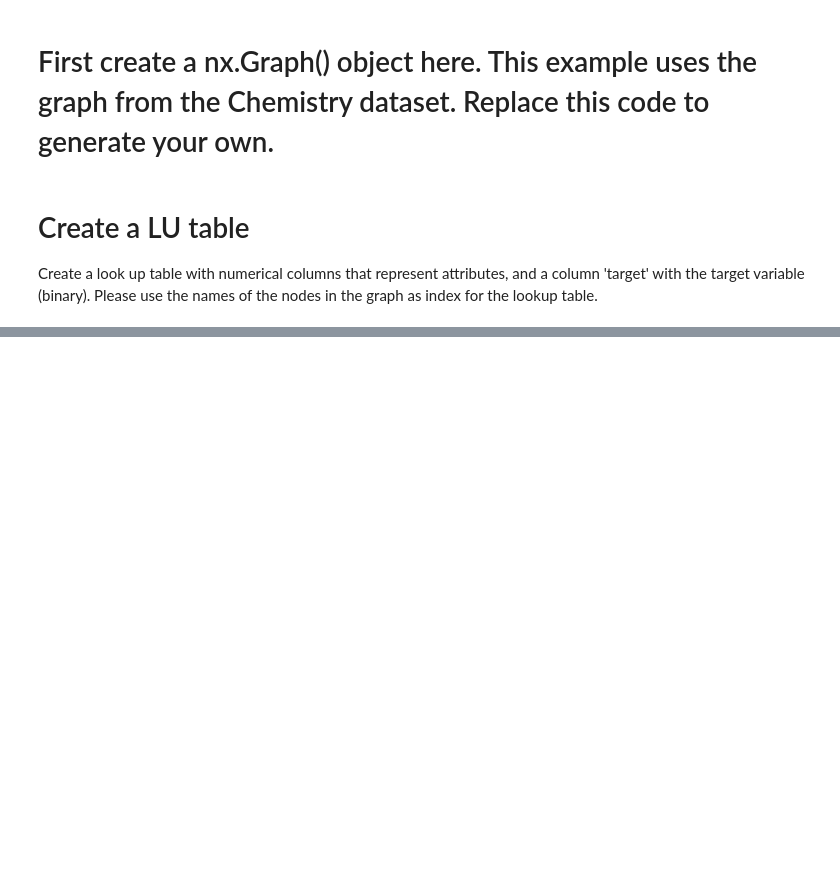
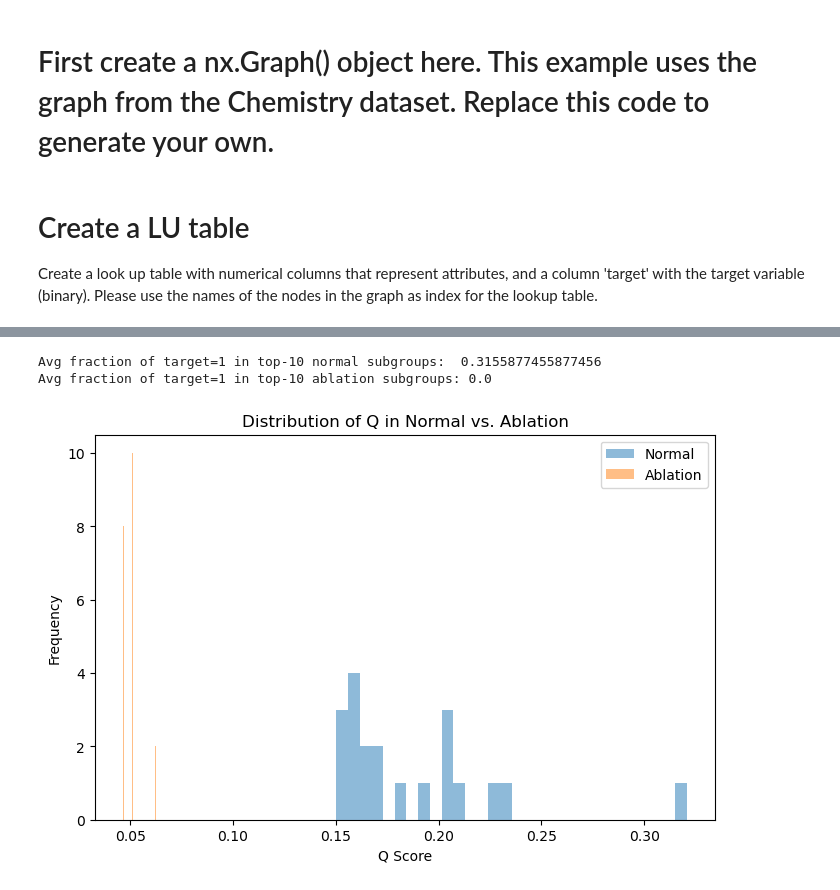
Before and after one commit to Michael-van-Vianen/TUEEMM-MTV, a Jupyter notebook: David_chemistry.ipynb, the cells around one changed output, grey strips where cells are left out. Saved outputs shown, nothing was run; the diff lists cells and outputs as text; code cells hidden in the pictures; blank space fills up the shorter version.

```diff
--- a/David_chemistry.ipynb
+++ b/David_chemistry.ipynb
@@ -163,0 +107,3 @@ plt.show()
+# %%
+result_ablation = findGroups(G, 20, lu, ablation_mode=True)
+result_ablation
@@ -163,0 +141,24 @@ plt.show()
+# %%
+from ablation_metrics import evaluate_pattern_subgroups
+
+mean_ratio_normal, dist_ratios_normal = evaluate_pattern_subgroups(result, lu, k=10)
+mean_ratio_ablation, dist_ratios_ablation = evaluate_pattern_subgroups(result_ablation, lu, k=10)
+
+print("Avg fraction of target=1 in top-10 normal subgroups: ", mean_ratio_normal)
+print("Avg fraction of target=1 in top-10 ablation subgroups:", mean_ratio_ablation)
+# %% [output]
+Avg fraction of target=1 in top-10 normal subgroups:  0.3155877455877456
+Avg fraction of target=1 in top-10 ablation subgroups: 0.0
+# %%
+import matplotlib.pyplot as plt
+
+plt.figure(figsize=(8,5))
+plt.hist(result['q'], bins=30, alpha=0.5, label='Normal')
+plt.hist(result_ablation['q'], bins=30, alpha=0.5, label='Ablation')
+plt.xlabel('Q Score')
+plt.ylabel('Frequency')
+plt.title('Distribution of Q in Normal vs. Ablation')
+plt.legend()
+plt.show()
+# %% [output]
+[figure, added]
```
Also changed, not shown: parts of 11 cells of this notebook, 2 other files.
